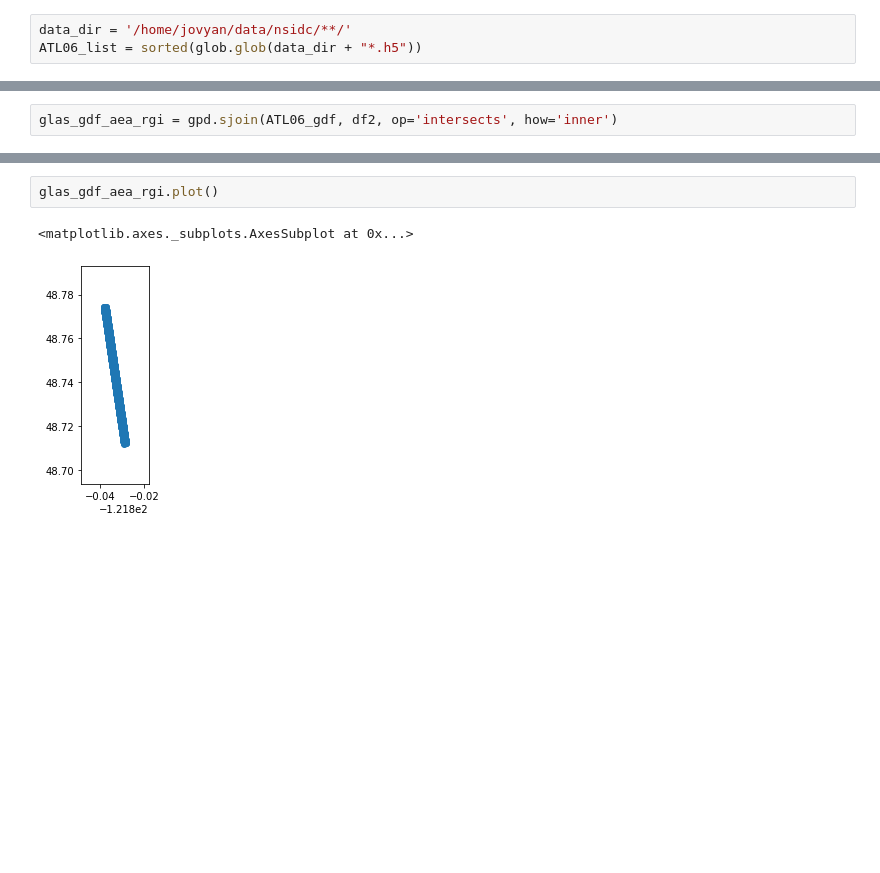
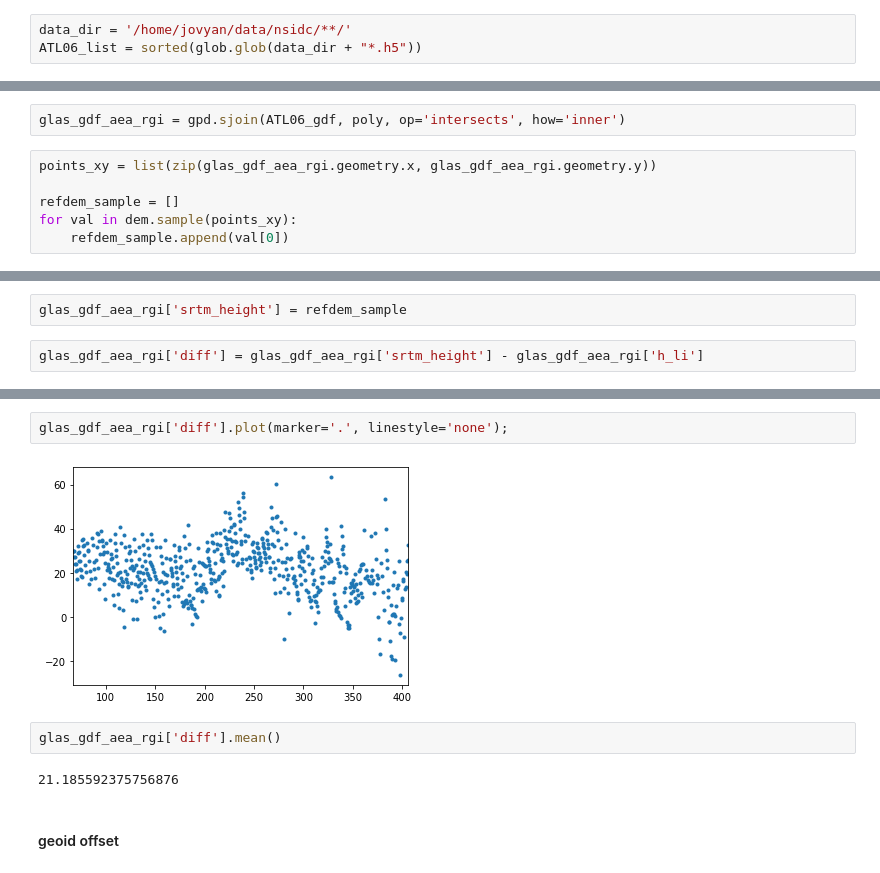
Before and after one commit to ICESAT-2HackWeek/topohack, a Jupyter notebook: contributors/friedrich/profile_elevation.ipynb, the cells around one changed output, grey strips where cells are left out. Drawn from its saved outputs; the diff is of its cells as text; blank space fills up the shorter version.

```diff
--- a/contributors/friedrich/profile_elevation.ipynb
+++ b/contributors/friedrich/profile_elevation.ipynb
@@ -102,2 +39,8 @@ poly.plot()
 # %%
-glas_gdf_aea_rgi = gpd.sjoin(ATL06_gdf, df2, op='intersects', how='inner')
+glas_gdf_aea_rgi = gpd.sjoin(ATL06_gdf, poly, op='intersects', how='inner')
+# %%
+points_xy = list(zip(glas_gdf_aea_rgi.geometry.x, glas_gdf_aea_rgi.geometry.y))
+
+refdem_sample = []
+for val in dem.sample(points_xy):
+    refdem_sample.append(val[0])
@@ -103,0 +49,4 @@ glas_gdf_aea_rgi = gpd.sjoin(ATL06_gdf, df2, op='intersects', how='inner')
+# %%
+glas_gdf_aea_rgi['srtm_height'] = refdem_sample
+# %%
+glas_gdf_aea_rgi['diff'] = glas_gdf_aea_rgi['srtm_height'] - glas_gdf_aea_rgi['h_li']
@@ -104,5 +59,10 @@ glas_gdf_aea_rgi = gpd.sjoin(ATL06_gdf, df2, op='intersects', how='inner')
 # %%
-glas_gdf_aea_rgi.plot()
+glas_gdf_aea_rgi['diff'].plot(marker='.', linestyle='none');
 # %% [output]
-<matplotlib.axes._subplots.AxesSubplot at 0x...>
-[figure, old version]
+[figure, new version]
+# %%
+glas_gdf_aea_rgi['diff'].mean()
+# %% [output]
+21.185592375756876
+# %% [markdown]
+#### geoid offset
```
Also changed, not shown: parts of 15 cells of this notebook.
